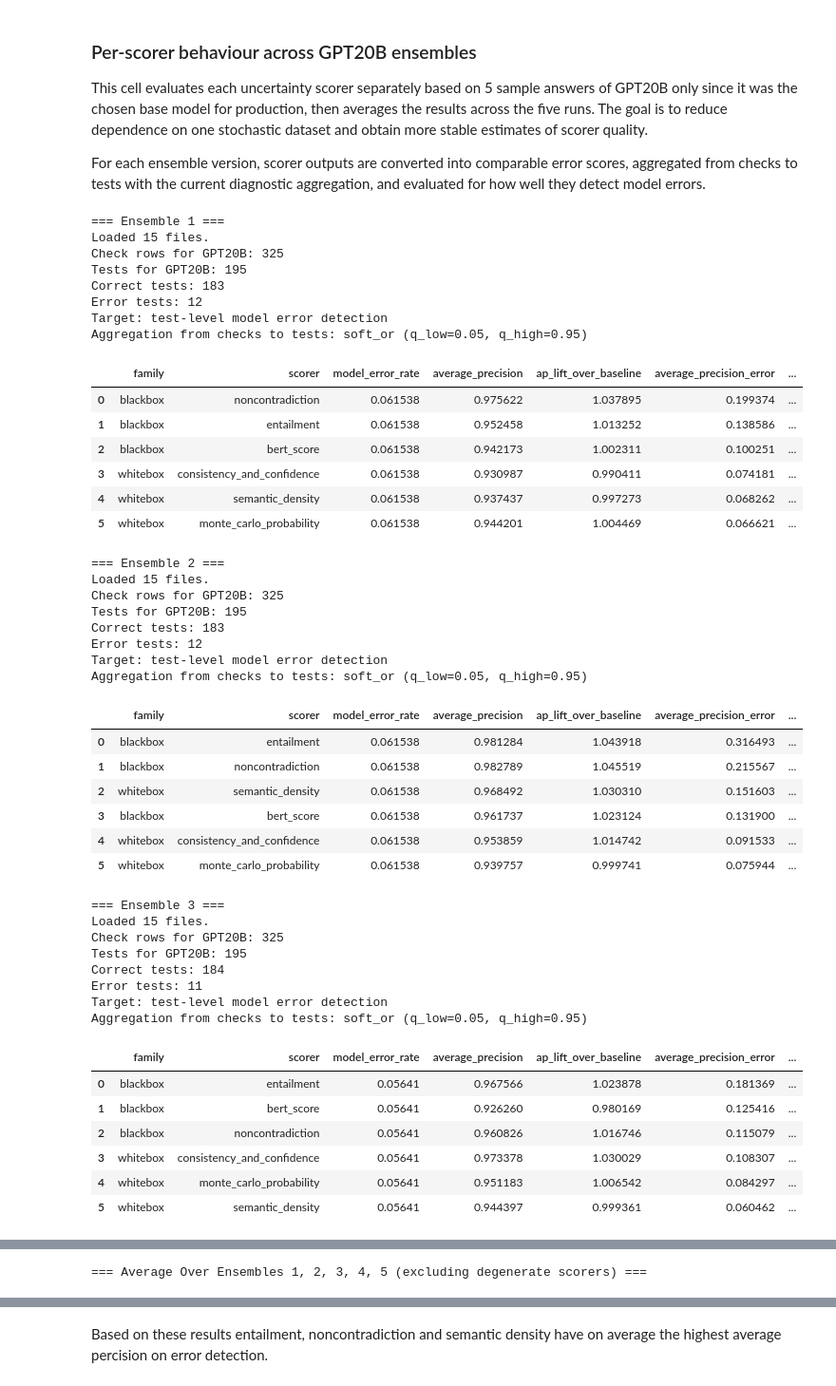
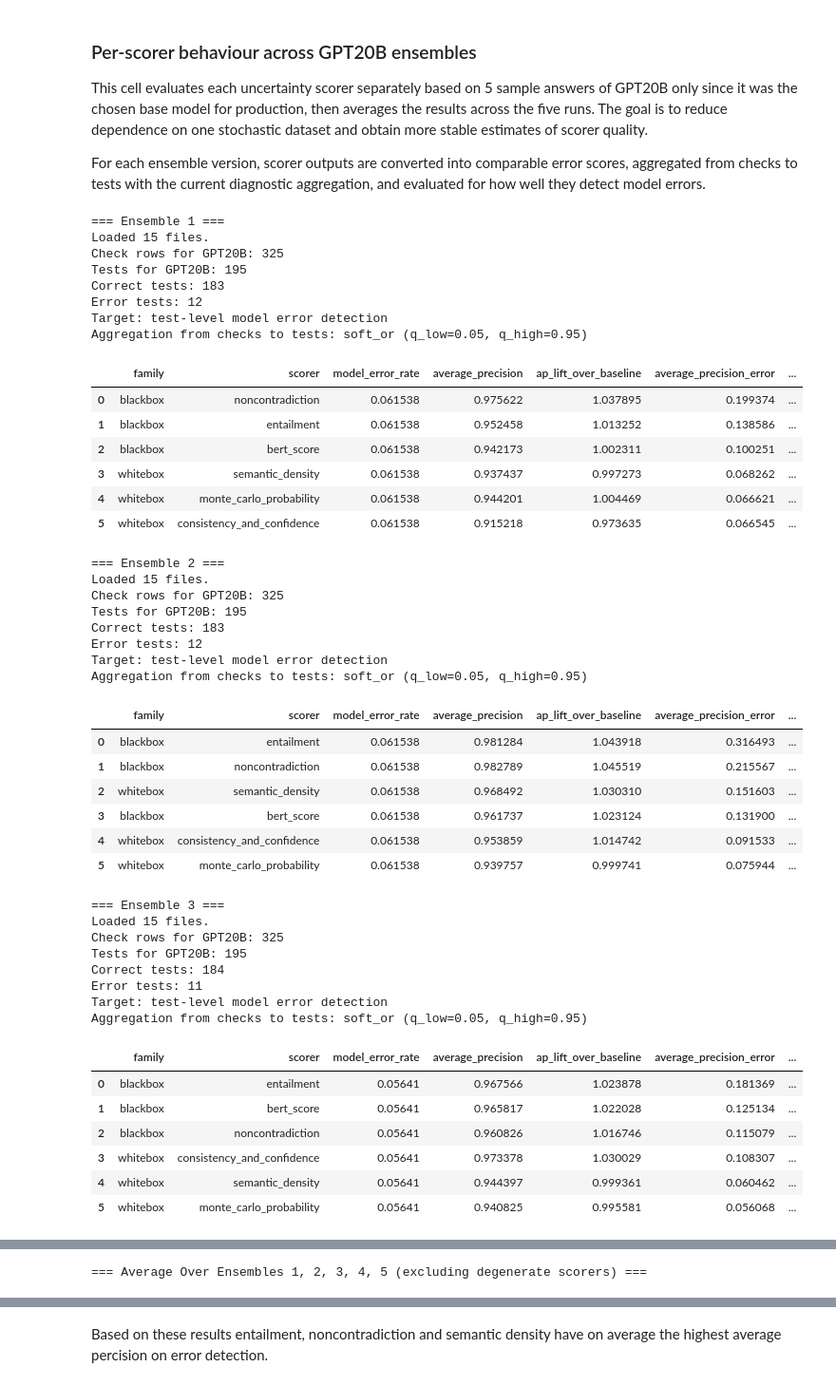
Before and after one commit to f3reshteh/uncertainty-estimation, a Jupyter notebook: evaluation/calibration.ipynb, the cells around one changed output, grey strips where cells are left out. Shown at 95% size. Drawn from its saved outputs; the diff is of its cells as text; code cells hidden in the pictures.

```diff
--- a/evaluation/calibration.ipynb
+++ b/evaluation/calibration.ipynb
@@ -700,7 +659,6 @@ TABLE_COLS = [
     "ap_error_lift_over_baseline",
     "roc_auc_error",
     "brier_error",
-    "flipped",
     "q05",
     "q95",
 ]
@@ -733,7 +691,6 @@ def evaluate_one_ensemble(ensemble_id):
         result = evaluate_metric(
             df, scorer,
             match_col="match",
-            auto_flip=True,
             agg_fn=DIAGNOSTIC_AGG,
             scale=SCALE,
             q_low=PROD_Q_LOW,
@@ -802,37 +759,36 @@ avg_df = (
         ap_error_lift_over_baseline=("ap_error_lift_over_baseline", "mean"),
         roc_auc_error=("roc_auc_error", "mean"),
         brier_error=("brier_error", "mean"),
-        flipped_mean=("flipped", "mean"),
         q05=("q05", "mean"),
         q95=("q95", "mean"),
     )
     .sort_values(
         ["average_precision_error", "ap_error_lift_over_baseline", "average_precision"],
         ascending=[False, False, False],
     )
     .reset_index(drop=True)
 )
 
 print(f"\n=== Average Over Ensembles {', '.join(str(e) for e in ENSEMBLE_IDS)} (excluding degenerate scorers) ===")
 if DEGENERATE_FOR_GPT20B:
     print(f"Excluded: {sorted(DEGENERATE_FOR_GPT20B)} (constant after q05/q95 scaling)")
 display(avg_df)
 # %% [output]
 === Ensemble 1 ===
 Loaded 15 files.
 Check rows for GPT20B: 325
 Tests for GPT20B: 195
 Correct tests: 183
 Error tests: 12
 Target: test-level model error detection
 Aggregation from checks to tests: soft_or (q_low=0.05, q_high=0.95)
 |  | family | scorer | model_error_rate | average_precision | ap_lift_over_baseline | average_precision_error | ... |
 | 0 | blackbox | noncontradiction | 0.061538 | 0.975622 | 1.037895 | 0.199374 | ... |
 | 1 | blackbox | entailment | 0.061538 | 0.952458 | 1.013252 | 0.138586 | ... |
 | 2 | blackbox | bert_score | 0.061538 | 0.942173 | 1.002311 | 0.100251 | ... |
-| 3 | whitebox | consistency_and_confidence | 0.061538 | 0.930987 | 0.990411 | 0.074181 | ... |
-| 4 | whitebox | semantic_density | 0.061538 | 0.937437 | 0.997273 | 0.068262 | ... |
-| 5 | whitebox | monte_carlo_probability | 0.061538 | 0.944201 | 1.004469 | 0.066621 | ... |
+| 3 | whitebox | semantic_density | 0.061538 | 0.937437 | 0.997273 | 0.068262 | ... |
+| 4 | whitebox | monte_carlo_probability | 0.061538 | 0.944201 | 1.004469 | 0.066621 | ... |
+| 5 | whitebox | consistency_and_confidence | 0.061538 | 0.915218 | 0.973635 | 0.066545 | ... |
 === Ensemble 2 ===
 Loaded 15 files.
 Check rows for GPT20B: 325
@@ -858,11 +814,11 @@ Target: test-level model error detection
 Aggregation from checks to tests: soft_or (q_low=0.05, q_high=0.95)
 |  | family | scorer | model_error_rate | average_precision | ap_lift_over_baseline | average_precision_error | ... |
 | 0 | blackbox | entailment | 0.05641 | 0.967566 | 1.023878 | 0.181369 | ... |
-| 1 | blackbox | bert_score | 0.05641 | 0.926260 | 0.980169 | 0.125416 | ... |
+| 1 | blackbox | bert_score | 0.05641 | 0.965817 | 1.022028 | 0.125134 | ... |
 | 2 | blackbox | noncontradiction | 0.05641 | 0.960826 | 1.016746 | 0.115079 | ... |
 | 3 | whitebox | consistency_and_confidence | 0.05641 | 0.973378 | 1.030029 | 0.108307 | ... |
-| 4 | whitebox | monte_carlo_probability | 0.05641 | 0.951183 | 1.006542 | 0.084297 | ... |
-| 5 | whitebox | semantic_density | 0.05641 | 0.944397 | 0.999361 | 0.060462 | ... |
+| 4 | whitebox | semantic_density | 0.05641 | 0.944397 | 0.999361 | 0.060462 | ... |
+| 5 | whitebox | monte_carlo_probability | 0.05641 | 0.940825 | 0.995581 | 0.056068 | ... |
 === Ensemble 4 ===
 Loaded 15 files.
 Check rows for GPT20B: 325
```
Also changed, not shown: parts of 6 cells of this notebook, 2 other files.
